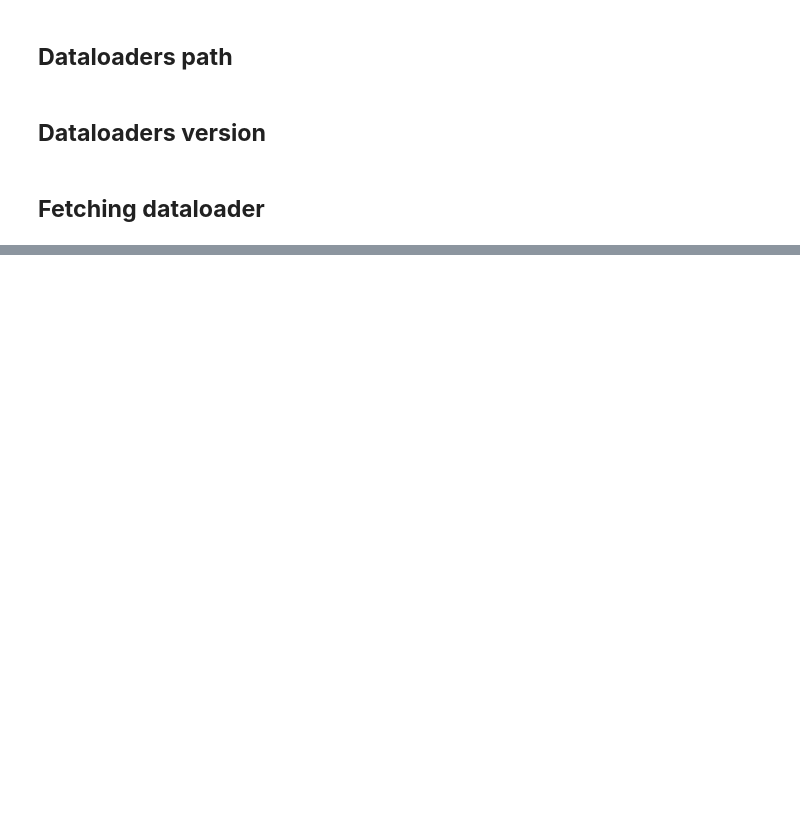
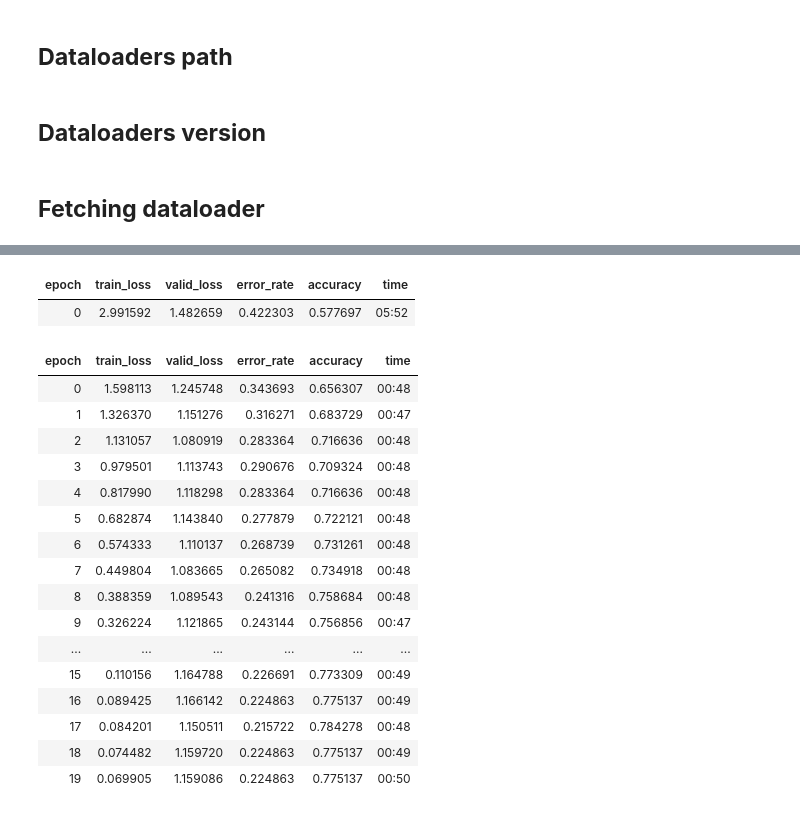
Before and after one commit to Neloy-Barman/Interpretable-Bengali-Fish-Recognizer, a Jupyter notebook: notebooks/model trainer.ipynb, the cells around one changed output, grey strips where cells are left out. Cells and saved outputs as stored; diff of their text form; code cells hidden in the pictures; blank space fills up the shorter version.

```diff
--- a/notebooks/model trainer.ipynb
+++ b/notebooks/model trainer.ipynb
@@ -57,0 +104,22 @@ model.export(fname=f"{models_path}/{model_name}_{model_version}.pkl")
+# %%
+model.fine_tune(20)
+# %% [output]
+| epoch | train_loss | valid_loss | error_rate | accuracy | time |
+| 0 | 2.991592 | 1.482659 | 0.422303 | 0.577697 | 05:52 |
+| epoch | train_loss | valid_loss | error_rate | accuracy | time |
+| 0 | 1.598113 | 1.245748 | 0.343693 | 0.656307 | 00:48 |
+| 1 | 1.326370 | 1.151276 | 0.316271 | 0.683729 | 00:47 |
+| 2 | 1.131057 | 1.080919 | 0.283364 | 0.716636 | 00:48 |
+| 3 | 0.979501 | 1.113743 | 0.290676 | 0.709324 | 00:48 |
+| 4 | 0.817990 | 1.118298 | 0.283364 | 0.716636 | 00:48 |
+| 5 | 0.682874 | 1.143840 | 0.277879 | 0.722121 | 00:48 |
+| 6 | 0.574333 | 1.110137 | 0.268739 | 0.731261 | 00:48 |
+| 7 | 0.449804 | 1.083665 | 0.265082 | 0.734918 | 00:48 |
+| 8 | 0.388359 | 1.089543 | 0.241316 | 0.758684 | 00:48 |
+| 9 | 0.326224 | 1.121865 | 0.243144 | 0.756856 | 00:47 |
+| ... | ... | ... | ... | ... | ... |
+| 15 | 0.110156 | 1.164788 | 0.226691 | 0.773309 | 00:49 |
+| 16 | 0.089425 | 1.166142 | 0.224863 | 0.775137 | 00:49 |
+| 17 | 0.084201 | 1.150511 | 0.215722 | 0.784278 | 00:48 |
+| 18 | 0.074482 | 1.159720 | 0.224863 | 0.775137 | 00:49 |
+| 19 | 0.069905 | 1.159086 | 0.224863 | 0.775137 | 00:50 |
```
Also changed, not shown: parts of 25 cells of this notebook, 1 other file.
